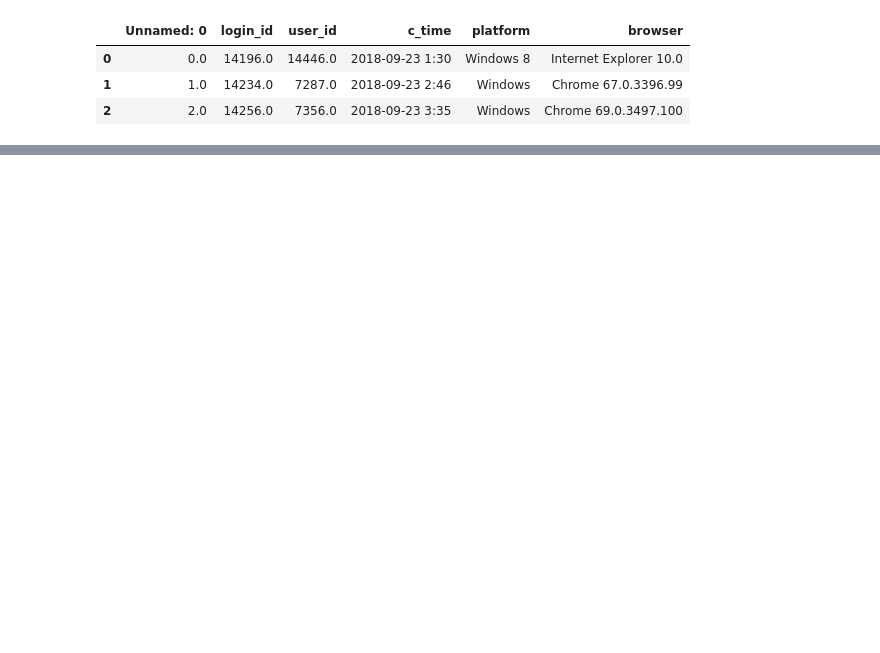
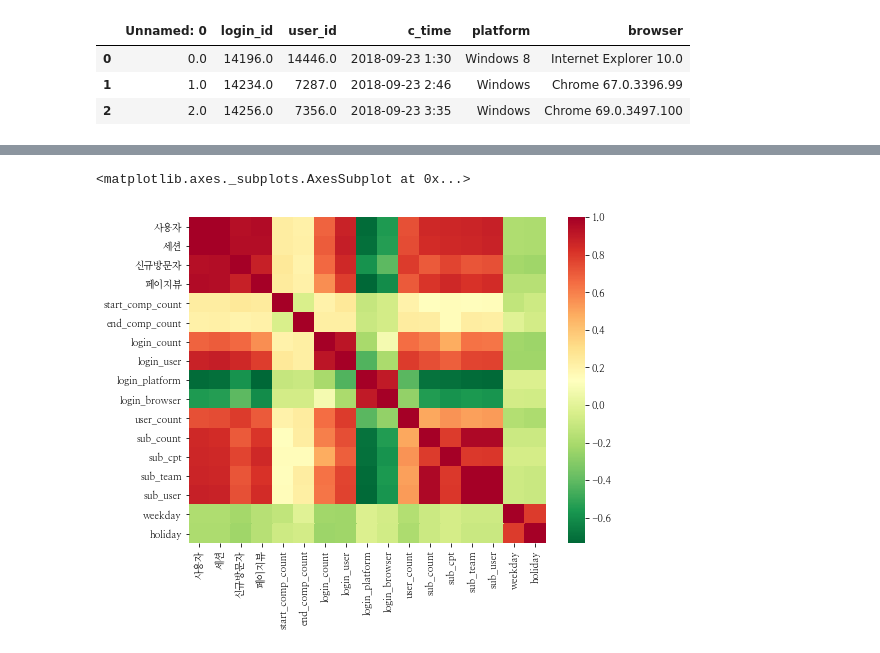
Before and after one commit to imji0319/new_python, a Jupyter notebook: DACON/Winners/dacon_rank1.ipynb, the cells around one changed output, grey strips where cells are left out. Cells and saved outputs as stored; diff of their text form; code cells hidden in the pictures; blank space fills up the shorter version.

```diff
--- a/DACON/Winners/dacon_rank1.ipynb
+++ b/DACON/Winners/dacon_rank1.ipynb
@@ -103,0 +159,7 @@ login.head(3)
+# %%
+sub['c_time'] = pd.to_datetime(sub['c_time'])
+sub['date'] = sub['c_time'].dt.date
+# %%
+sub_fe = sub.groupby('date').nunique().drop(['Unnamed: 0','c_time','date'], axis = 1 ).reset_index()
+sub_fe.columns = ['date','sub_count','sub_cpt','sub_team','sub_user']
+sub_fe.head(3)
@@ -103,0 +171,8 @@ login.head(3)
+# %%
+train_X =  pd.merge(train, start_comp_fe, on ='date', how ='left' )
+train_X =  pd.merge(train_X, end_comp_fe, on ='date',how ='left')
+train_X =  pd.merge(train_X, login_fe, on ='date',how ='left')
+train_X =  pd.merge(train_X, user_fe, on ='date', how='left')
+train_X =  pd.merge(train_X, sub_fe, on ='date',how ='left')
+
+train_X.head()
@@ -103,0 +186,5 @@ login.head(3)
+# %%
+train_X['weekday'] = pd.to_datetime(train['date']).dt.weekday # 요일
+train_X['holiday'] = [1 if (x == 5) | (x == 6) else 0 for x in train_X['weekday']] # 주말 여부
+
+train_X.fillna(0, inplace =True)
@@ -103,0 +237,6 @@ login.head(3)
+# %%
+plt.figure(figsize = (8,6))
+sns.heatmap(train_X.corr(), cmap ='RdYlGn_r')
+# %% [output]
+<matplotlib.axes._subplots.AxesSubplot at 0x...>
+[figure, added]
```
Also changed, not shown: parts of 28 cells of this notebook.
